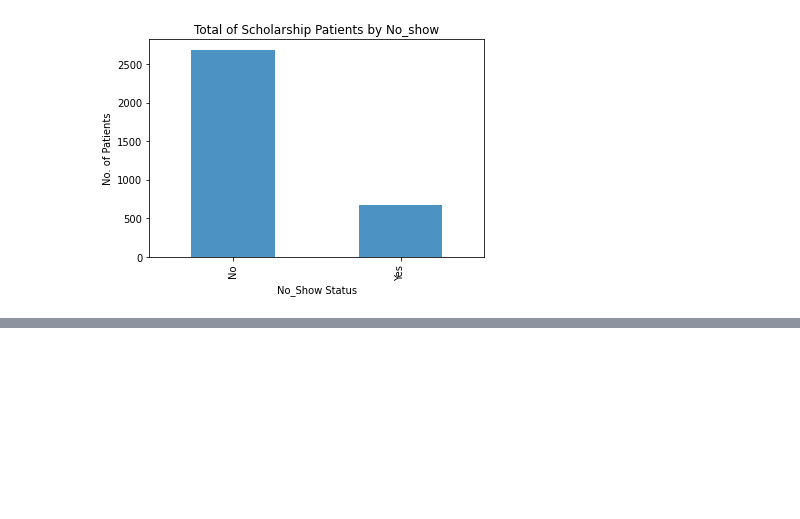
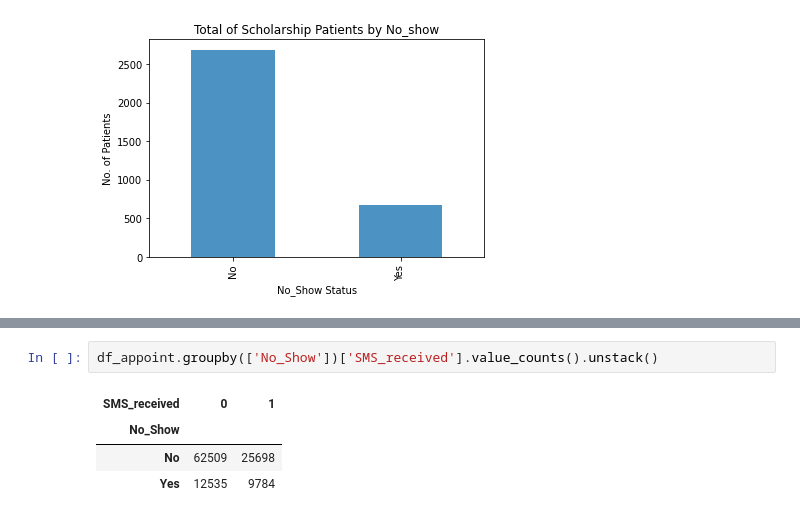
Before and after one commit to 3liud/Investigating_appointment_no_show_dataset, a Jupyter notebook: investigating_appointment_no_show_dataset.ipynb, the cells around one changed output, grey strips where cells are left out. Drawn from its saved outputs; the diff is of its cells as text; blank space fills up the shorter version.

```diff
--- a/investigating_appointment_no_show_dataset.ipynb
+++ b/investigating_appointment_no_show_dataset.ipynb
@@ -255,3 +270,10 @@ No_shows
 No     88207
 Yes    22319
 Name: No_Show, dtype: int64
+# %%
+df_appoint.groupby(['No_Show'])['SMS_received'].value_counts().unstack()
+# %% [output]
+| SMS_received | 0 | 1 |
+| No_Show |  |  |
+| No | 62509 | 25698 |
+| Yes | 12535 | 9784 |
```
Also changed, not shown: parts of 16 cells of this notebook.
